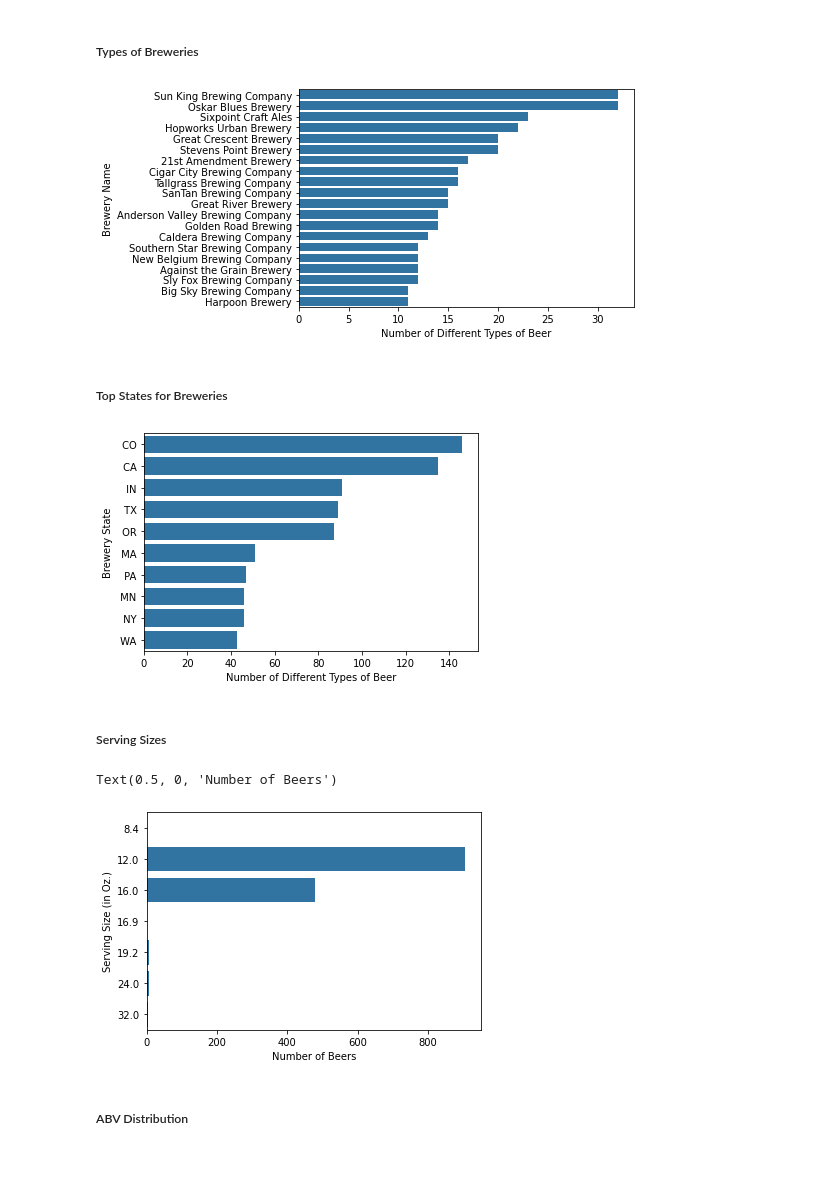
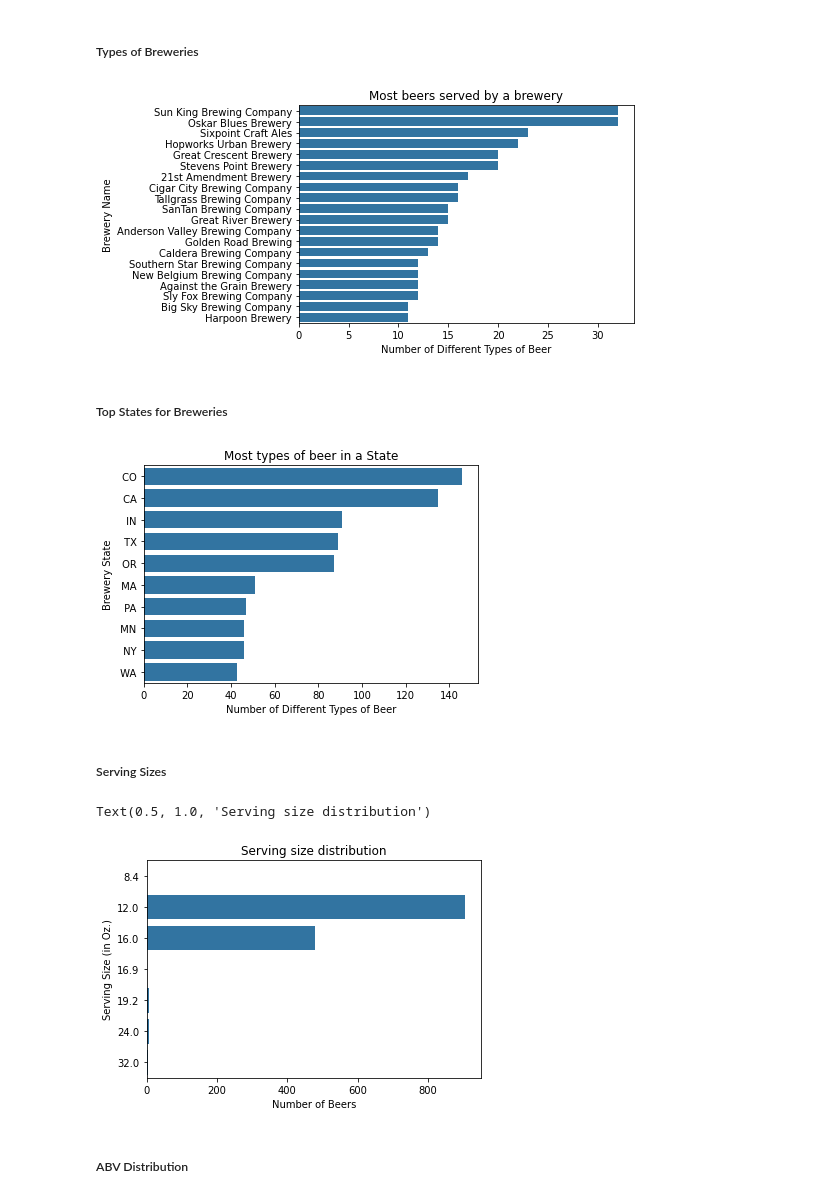
Before and after one commit to akkiannu/BeerAnalysis, a Jupyter notebook: exploration.ipynb, the cells around one changed output. Drawn from its saved outputs; the diff is of its cells as text; code cells hidden in the pictures; blank space fills up the shorter version.

```diff
--- a/exploration.ipynb
+++ b/exploration.ipynb
@@ -193,15 +194,16 @@ Seems like American IPA is the most favored beer style in the United States. On
 # %%
 #Considering the top 20 Breweries by count
 top_20_breweries = df_copy['Brewery Name'].value_counts()[0:20].index
 df_brewery_sub = df_copy[df_copy['Brewery Name'].isin(top_20_breweries)]
 
 #Plotting the top 10 Breweries in a histogram
 color = sns.color_palette()[0]
 sns.countplot(data= df_brewery_sub, y='Brewery Name', order = top_20_breweries, color=color)
 plt.ylabel('Brewery Name')
-plt.xlabel('Number of Different Types of Beer');
+plt.xlabel('Number of Different Types of Beer')
+plt.title("Most beers served by a brewery");
 # %% [output]
-[figure, old version]
+[figure, new version]
 # %% [markdown]
 ##### Top States for Breweries
 # %%
@@ -214,18 +216,20 @@ color = sns.color_palette()[0]
 #Generate a countplot ordered on the basis of the top_10_state series
 sns.countplot(data= df_state_sub, y='Brewery State', order = top_10_state, color=color)
 plt.ylabel('Brewery State')
-plt.xlabel('Number of Different Types of Beer');
+plt.xlabel('Number of Different Types of Beer')
+plt.title("Most types of beer in a State");
 # %% [output]
-[figure, old version]
+[figure, new version]
 # %% [markdown]
 ##### Serving Sizes
 # %%
 
 sns.countplot(data = df_copy, y='Serving Size (in Oz.)', color=color)
 plt.xlabel("Number of Beers")
+plt.title("Serving size distribution")
 # %% [output]
-Text(0.5, 0, 'Number of Beers')
+Text(0.5, 1.0, 'Serving size distribution')
-[figure, old version]
+[figure, new version]
 # %% [markdown]
 ##### ABV Distribution
 # %%
```
Also changed, not shown: parts of 16 cells of this notebook.
